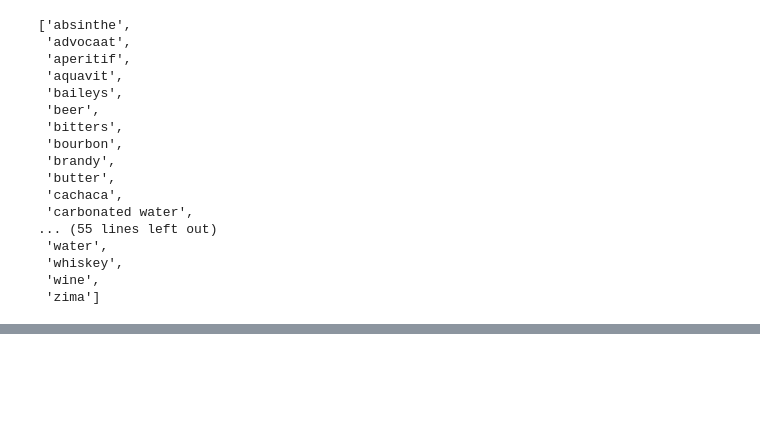
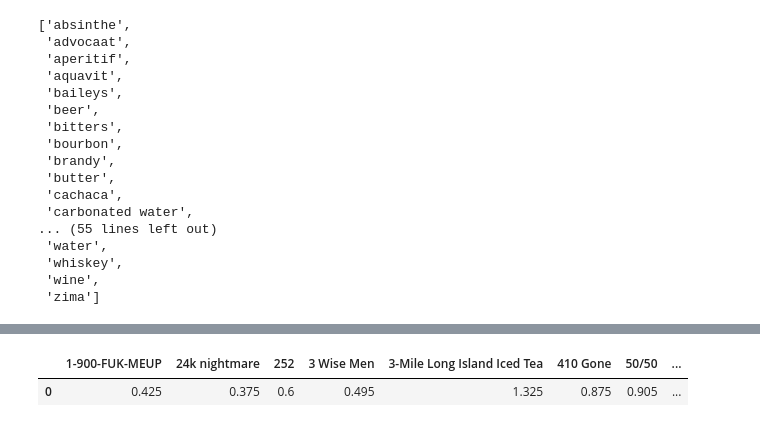
Before and after one commit to ElliottMetzler/the-manhattan-project, a Jupyter notebook: code/drink_costs.ipynb, the cells around one changed output, grey strips where cells are left out. Drawn from its saved outputs; the diff is of its cells as text; code cells hidden in the pictures; blank space fills up the shorter version.

```diff
--- a/code/drink_costs.ipynb
+++ b/code/drink_costs.ipynb
@@ -337,0 +364,27 @@ KeyError: 0
+# %%
+def get_cost_per_alc_ounce():
+
+    liquor = pd.read_csv('https://raw.githubusercontent.com/ElliottMetzler/the-manhattan-project/quant/data/ABV_list.csv')
+    liquor.columns = ["ingredient", "abv"]
+    l = liquor['ingredient'].values.tolist()
+    small = drop_big_drinks()
+    data = get_amount_table()
+    data = data.set_index("strdrink")
+    drinks = data.index.values.tolist()
+    data = data[l].transpose()
+    data = data[small]
+    data = pd.merge(data,liquor,how="left",on="ingredient")
+    data = data.drop("ingredient",axis=1)
+    for d in data:
+        data[d] = data[d].multiply(data["abv"])
+    data["ingredient"] = l
+    data = data.drop("abv",axis=1)
+    data = data.sum(axis=0)
+    data = pd.DataFrame(data)
+    data = data.transpose().drop("ingredient", axis=1)
+    return data
+# %%
+get_cost_per_alc_ounce()
+# %% [output]
+|  | 1-900-FUK-MEUP | 24k nightmare | 252 | 3 Wise Men | 3-Mile Long Island Iced Tea | 410 Gone | 50/50 | ... |
+| 0 | 0.425 | 0.375 | 0.6 | 0.495 | 1.325 | 0.875 | 0.905 | ... |
```
Also changed, not shown: parts of 5 cells of this notebook, 1 other file.
